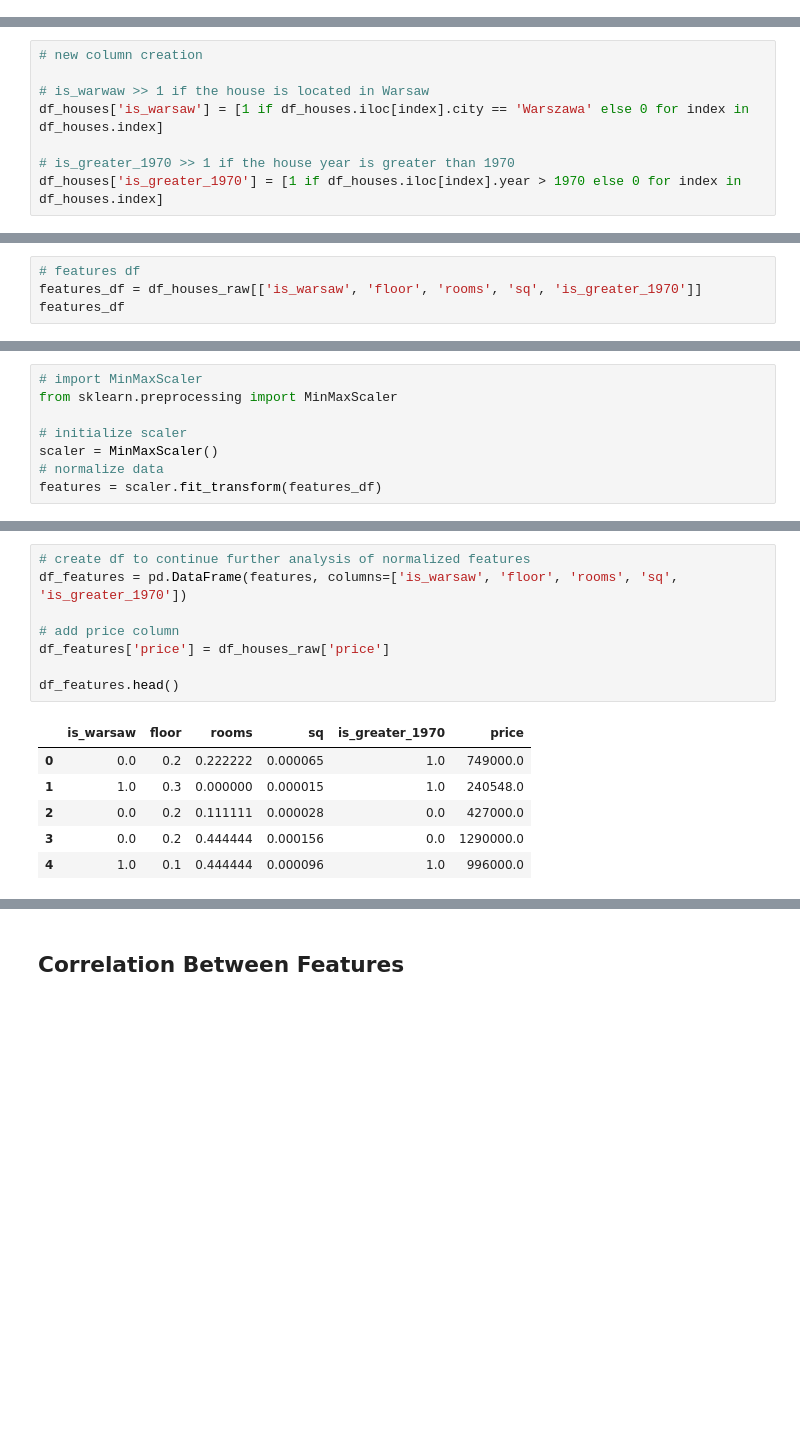
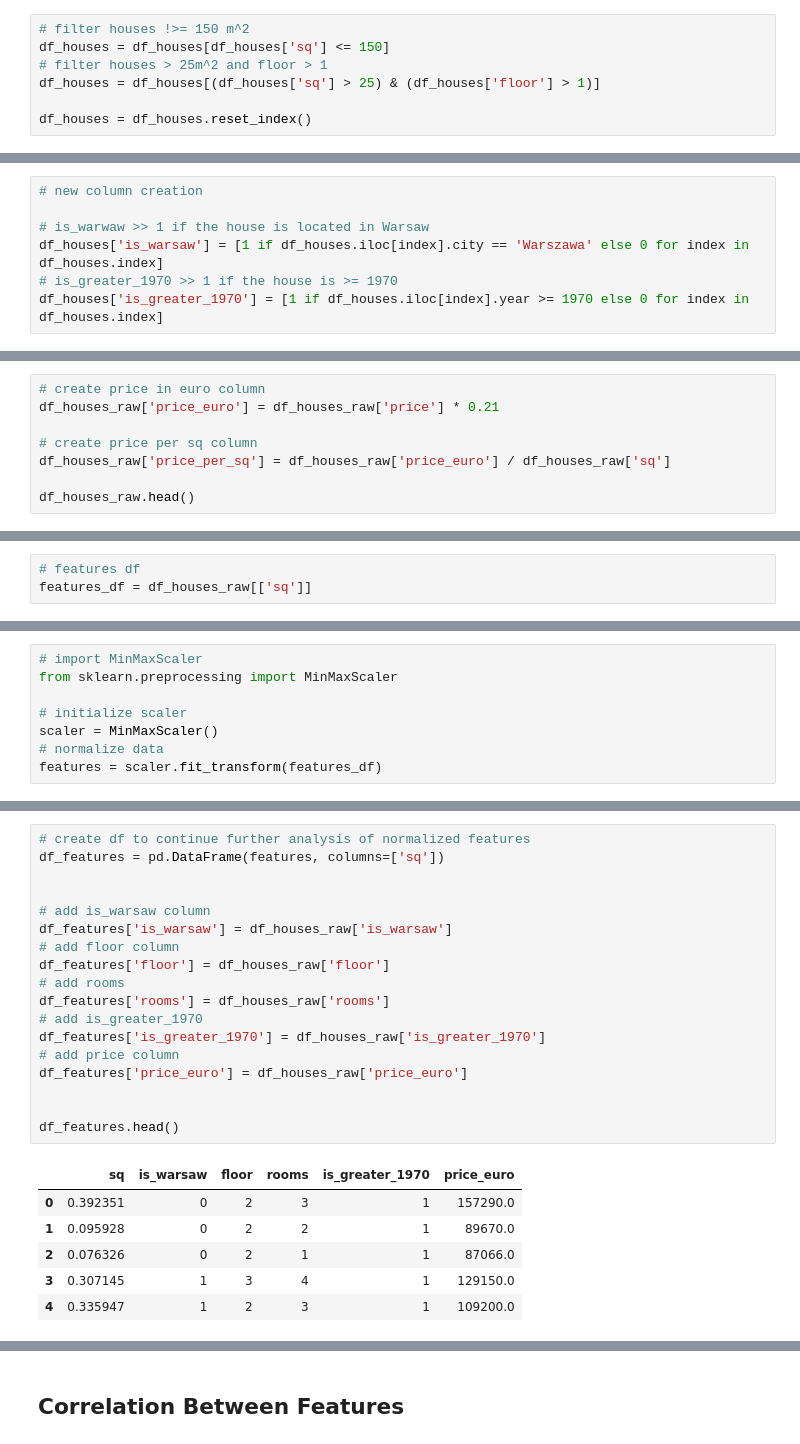
Before and after one commit to princeKike27/Poland-House-Prices-Prediction, a Jupyter notebook: Poland_House_Prices_Prediction.ipynb, the cells around one changed output, grey strips where cells are left out. Cells and saved outputs as stored; diff of their text form; blank space fills up the shorter version.

```diff
--- a/Poland_House_Prices_Prediction.ipynb
+++ b/Poland_House_Prices_Prediction.ipynb
@@ -363,0 +463,7 @@ rooms Skewness: 0.6620435412550197
+# %%
+# filter houses !>= 150 m^2
+df_houses = df_houses[df_houses['sq'] <= 150]
+# filter houses > 25m^2 and floor > 1
+df_houses = df_houses[(df_houses['sq'] > 25) & (df_houses['floor'] > 1)]
+
+df_houses = df_houses.reset_index()
@@ -374,9 +514,8 @@ rooms Skewness: 0.6620435412550197
 
 # is_warwaw >> 1 if the house is located in Warsaw
 df_houses['is_warsaw'] = [1 if df_houses.iloc[index].city == 'Warszawa' else 0 for index in df_houses.index]
-
-# is_greater_1970 >> 1 if the house year is greater than 1970
-df_houses['is_greater_1970'] = [1 if df_houses.iloc[index].year > 1970 else 0 for index in df_houses.index]
+# is_greater_1970 >> 1 if the house is >= 1970
+df_houses['is_greater_1970'] = [1 if df_houses.iloc[index].year >= 1970 else 0 for index in df_houses.index]
 # %%
 # check changes
 df_houses.head()
@@ -411,0 +551,8 @@ df_houses_raw.head()
+# %%
+# create price in euro column
+df_houses_raw['price_euro'] = df_houses_raw['price'] * 0.21
+
+# create price per sq column
+df_houses_raw['price_per_sq'] = df_houses_raw['price_euro'] / df_houses_raw['sq']
+
+df_houses_raw.head()
@@ -421,4 +598,3 @@ $$ Norm = \frac{x - x_{min}}{x_{max} - x_{min}} $$
 # %%
 # features df
-features_df = df_houses_raw[['is_warsaw', 'floor', 'rooms', 'sq', 'is_greater_1970']]
-features_df
+features_df = df_houses_raw[['sq']]
@@ -453,15 +614,25 @@ array([0.00000000e+00, 2.00000000e-01, 2.22222222e-01, 6.47850892e-05,
 # %%
 # create df to continue further analysis of normalized features
-df_features = pd.DataFrame(features, columns=['is_warsaw', 'floor', 'rooms', 'sq', 'is_greater_1970'])
+df_features = pd.DataFrame(features, columns=['sq'])
 
+
+# add is_warsaw column
+df_features['is_warsaw'] = df_houses_raw['is_warsaw']
+# add floor column
+df_features['floor'] = df_houses_raw['floor']
+# add rooms
+df_features['rooms'] = df_houses_raw['rooms']
+# add is_greater_1970
+df_features['is_greater_1970'] = df_houses_raw['is_greater_1970']
 # add price column
-df_features['price'] = df_houses_raw['price']
+df_features['price_euro'] = df_houses_raw['price_euro']
+
 
 df_features.head()
 # %% [output]
-|  | is_warsaw | floor | rooms | sq | is_greater_1970 | price |
-| 0 | 0.0 | 0.2 | 0.222222 | 0.000065 | 1.0 | 749000.0 |
-| 1 | 1.0 | 0.3 | 0.000000 | 0.000015 | 1.0 | 240548.0 |
-| 2 | 0.0 | 0.2 | 0.111111 | 0.000028 | 0.0 | 427000.0 |
-| 3 | 0.0 | 0.2 | 0.444444 | 0.000156 | 0.0 | 1290000.0 |
-| 4 | 1.0 | 0.1 | 0.444444 | 0.000096 | 1.0 | 996000.0 |
+|  | sq | is_warsaw | floor | rooms | is_greater_1970 | price_euro |
+| 0 | 0.392351 | 0 | 2 | 3 | 1 | 157290.0 |
+| 1 | 0.095928 | 0 | 2 | 2 | 1 | 89670.0 |
+| 2 | 0.076326 | 0 | 2 | 1 | 1 | 87066.0 |
+| 3 | 0.307145 | 1 | 3 | 4 | 1 | 129150.0 |
+| 4 | 0.335947 | 1 | 2 | 3 | 1 | 109200.0 |
```
Also changed, not shown: parts of 66 cells of this notebook.
